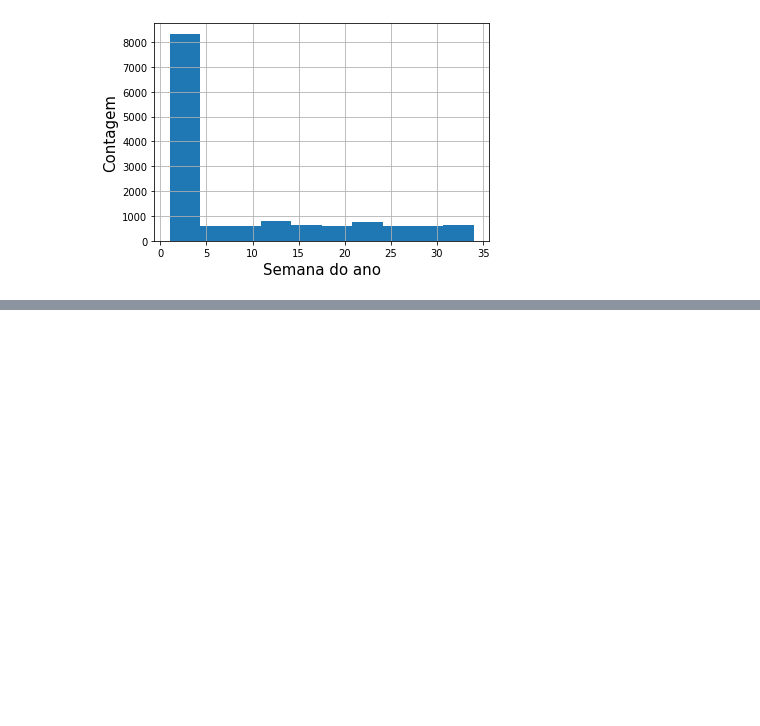
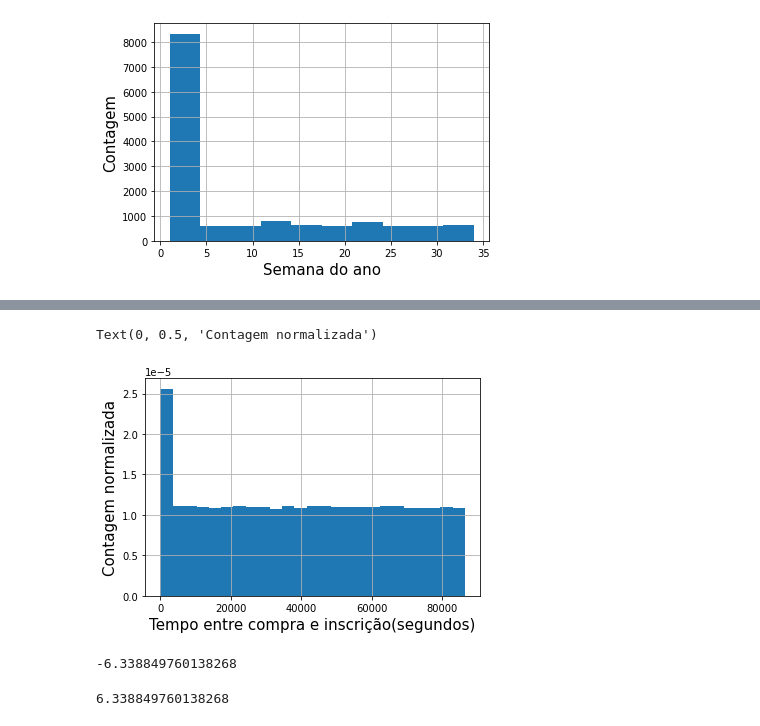
Before and after one commit to robertferro/detectando_fraude, a Jupyter notebook: 2- EDA/EDA.ipynb, the cells around one changed output, grey strips where cells are left out. Cells and saved outputs as stored; diff of their text form; code cells hidden in the pictures; blank space fills up the shorter version.

```diff
--- a/2- EDA/EDA.ipynb
+++ b/2- EDA/EDA.ipynb
@@ -172,0 +283,7 @@ Text(0, 0.5, 'Contagem')
+# %%
+fraude_df['tempo'].hist(density=True, bins=25)
+plt.xlabel('Tempo entre compra e inscrição(segundos)',fontsize=15)
+plt.ylabel('Contagem normalizada', fontsize=15)
+# %% [output]
+Text(0, 0.5, 'Contagem normalizada')
+[figure, added]
@@ -172,0 +299,8 @@ Text(0, 0.5, 'Contagem')
+# %%
+fraude_df['tempo'].min()
+# %% [output]
+-6.338849760138268
+# %%
+fraude_df['tempo'].max()
+# %% [output]
+6.338849760138268
```
Also changed, not shown: parts of 23 cells of this notebook.
